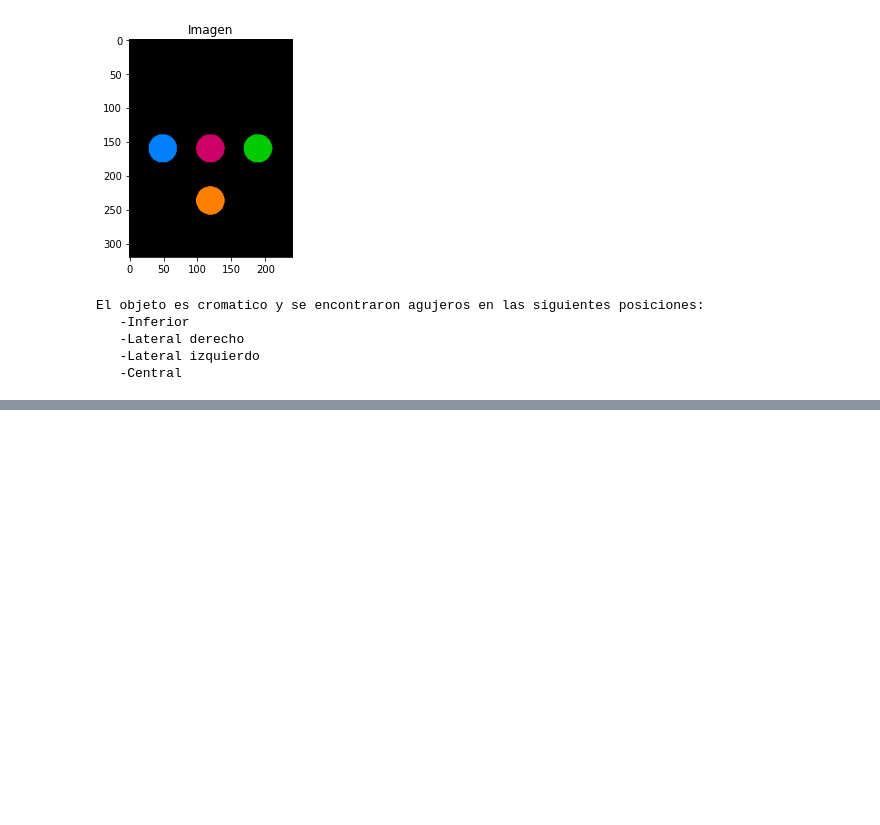
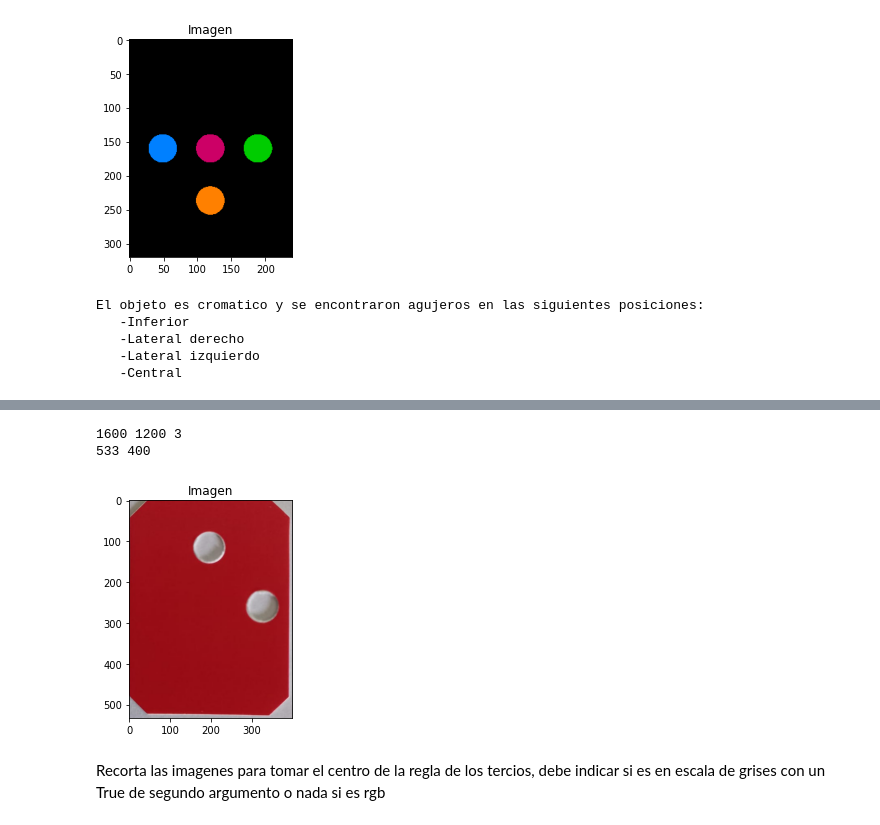
Before and after one commit to ChristopherMoralesA/MiniProyecto-Vision, a Jupyter notebook: Miniproyecto.ipynb, the cells around one changed output, grey strips where cells are left out. Saved outputs shown, nothing was run; the diff lists cells and outputs as text; code cells hidden in the pictures; blank space fills up the shorter version.

```diff
--- a/Miniproyecto.ipynb
+++ b/Miniproyecto.ipynb
@@ -1196,0 +1257,16 @@ El objeto es cromatico y se encontraron agujeros en las siguientes posiciones:
+# %%
+y,x,l = Rojo2FotoOg.shape
+print(y,x,l)
+y_div = y//3
+x_div = x//3
+print(y_div,x_div)
+Rojo2FotoOgCut = Rojo2FotoOg[y_div:2*y_div,x_div:2*x_div]
+plt.imshow(Rojo2FotoOgCut)
+plt.title("Imagen")
+plt.show()
+# %% [output]
+1600 1200 3
+533 400
+[figure, added]
+# %% [markdown]
+Recorta las imagenes para tomar el centro de la regla de los tercios, debe indicar si es en escala de grises con un True de segundo argumento o nada si es rgb
```
Also changed, not shown: parts of 17 cells of this notebook, 2 other files.
